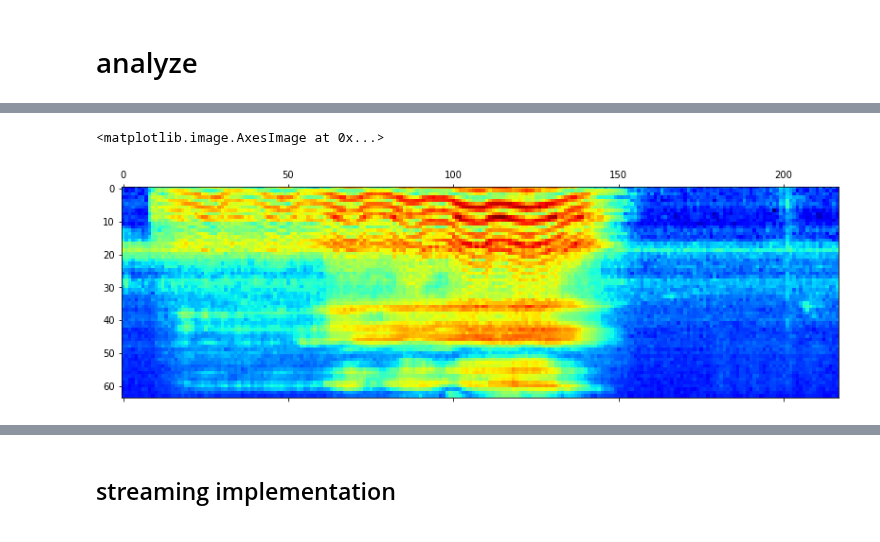
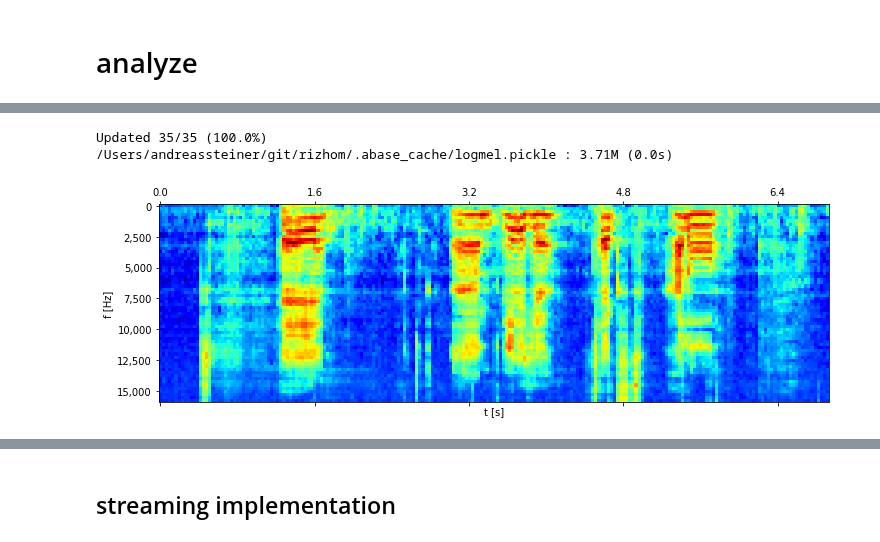
Before and after one commit to nuru-nu/moyo, a Jupyter notebook: notebooks/audio.ipynb, the cells around one changed output, grey strips where cells are left out. Cells and saved outputs as stored; diff of their text form; code cells hidden in the pictures.

```diff
--- a/notebooks/audio.ipynb
+++ b/notebooks/audio.ipynb
@@ -95,9 +89,9 @@ plt.plot(np.abs(data))
-# %%
-# show log mel spectrogram
-# -> note harmonics
-import functools
-logmel = features.log_mel_spectrogram(ab.wav('w_a_1'))
-plt.matshow(logmel.T, cmap='jet')
-# %% [output]
-<matplotlib.image.AxesImage at 0x...>
-[figure, removed]
+# %%
+ab = abase.ABase(load_wav=True)
+# %%
+ab.transform('logmel', lambda row: features.log_mel_spectrogram(row['wav']))
+util.plot_logmel(ab.df.loc[ab.sample(), 'logmel'])
+# %% [output]
+Updated 35/35 (100.0%)
+/Users/andreassteiner/git/rizhom/.abase_cache/logmel.pickle : 3.71M (0.0s)
+[figure, added]
```
Also changed, not shown: parts of 9 cells of this notebook, 2 other files.
